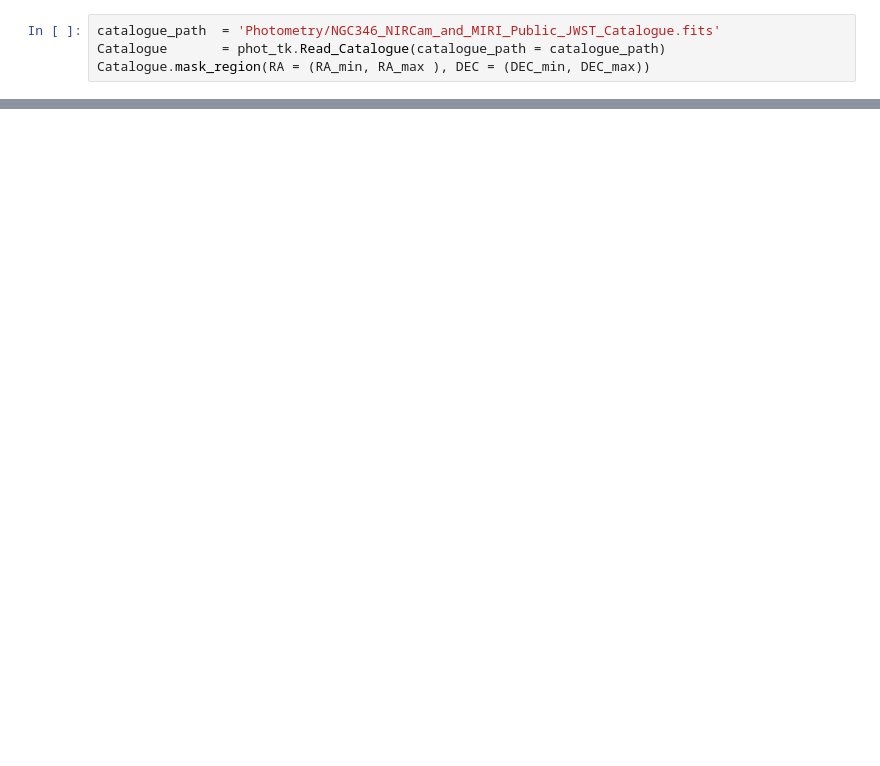
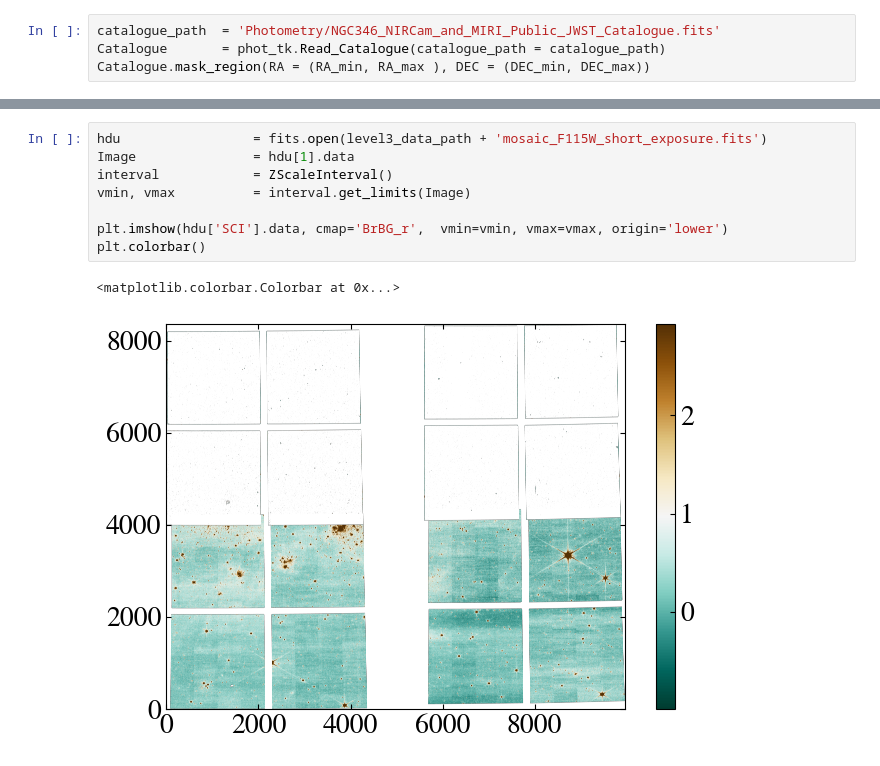
Before and after one commit to LukaSlagter/STRW-MSC, a Jupyter notebook: Photometry/Testing_Pipeline_SB2.ipynb, the cells around one changed output, grey strips where cells are left out. Cells and saved outputs as stored; diff of their text form; blank space fills up the shorter version.

```diff
--- a/Photometry/Testing_Pipeline_SB2.ipynb
+++ b/Photometry/Testing_Pipeline_SB2.ipynb
@@ -179,0 +196,11 @@ plt.show()
+# %%
+hdu                 = fits.open(level3_data_path + 'mosaic_F115W_short_exposure.fits')
+Image               = hdu[1].data
+interval            = ZScaleInterval()
+vmin, vmax          = interval.get_limits(Image)
+
+plt.imshow(hdu['SCI'].data, cmap='BrBG_r',  vmin=vmin, vmax=vmax, origin='lower')
+plt.colorbar()
+# %% [output]
+<matplotlib.colorbar.Colorbar at 0x...>
+[figure, added]
```
Also changed, not shown: parts of 16 cells of this notebook, 57 other files.
